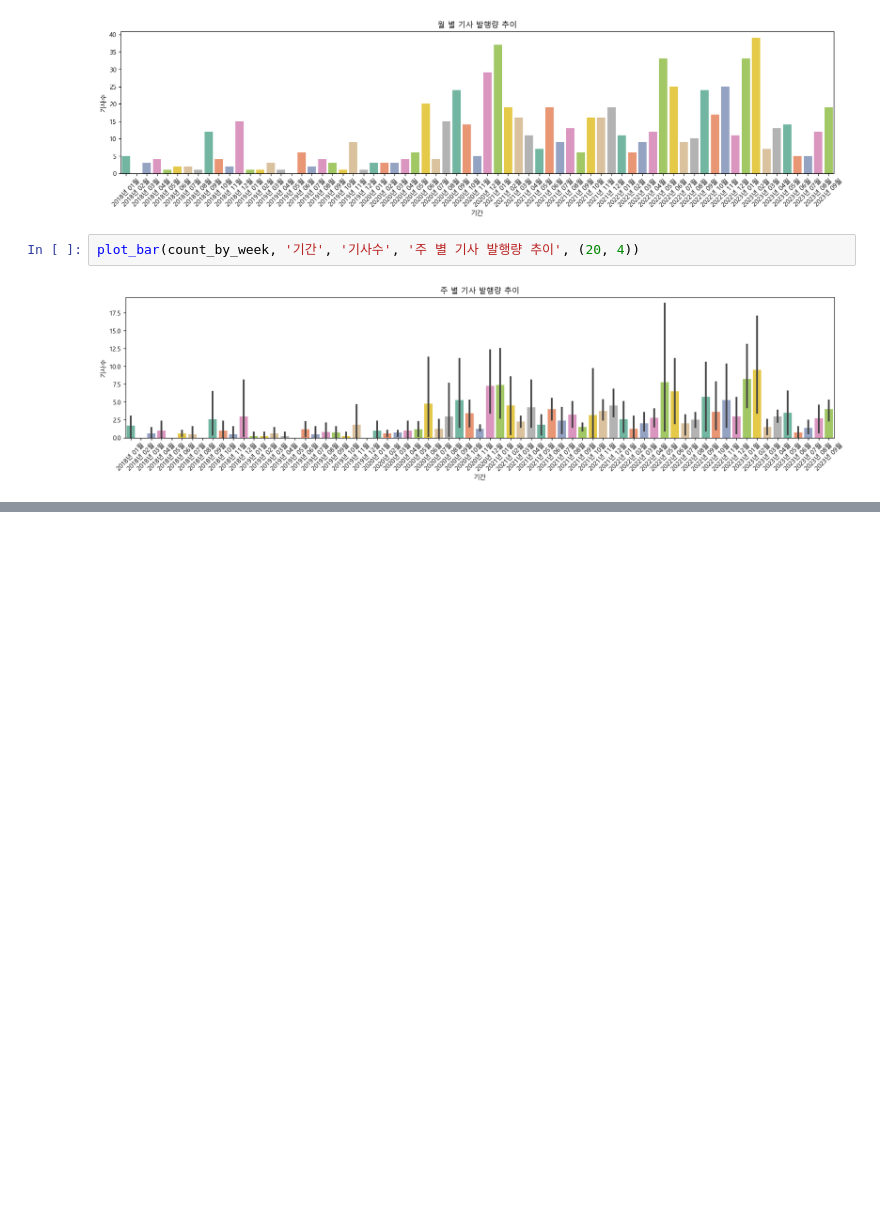
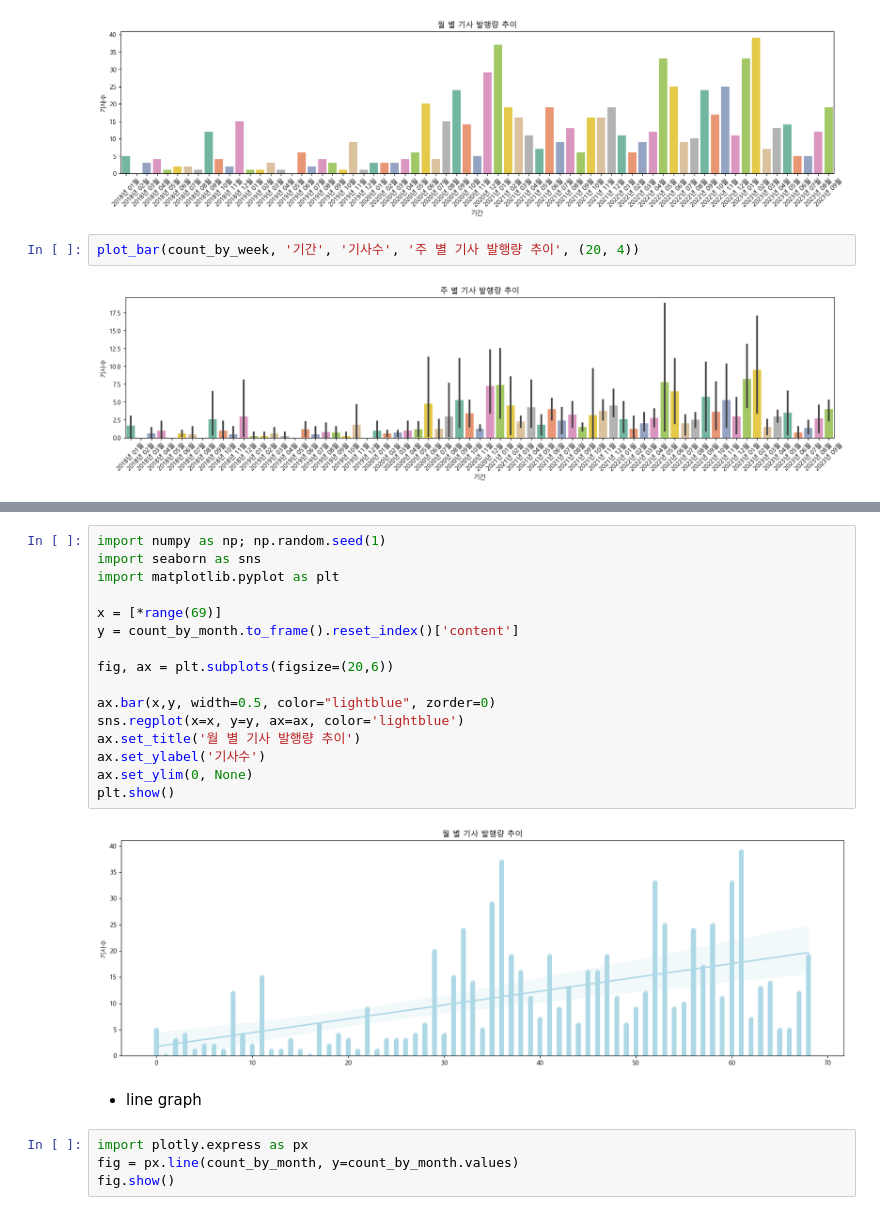
Before and after one commit to sesac-2023/cha_workspace, a Jupyter notebook: individual_tests/PJT_final_2023/visualization/num_of_the_articles_by_period.ipynb, the cells around one changed output, grey strips where cells are left out. Cells and saved outputs as stored; diff of their text form; blank space fills up the shorter version.

```diff
--- a/individual_tests/PJT_final_2023/visualization/num_of_the_articles_by_period.ipynb
+++ b/individual_tests/PJT_final_2023/visualization/num_of_the_articles_by_period.ipynb
@@ -226,0 +207,24 @@ plot_bar(count_by_week, '기간', '기사수', '주 별 기사 발행량 추이'
+# %%
+import numpy as np; np.random.seed(1)
+import seaborn as sns
+import matplotlib.pyplot as plt
+
+x = [*range(69)]
+y = count_by_month.to_frame().reset_index()['content']
+
+fig, ax = plt.subplots(figsize=(20,6))
+
+ax.bar(x,y, width=0.5, color="lightblue", zorder=0)
+sns.regplot(x=x, y=y, ax=ax, color='lightblue')
+ax.set_title('월 별 기사 발행량 추이')
+ax.set_ylabel('기사수')
+ax.set_ylim(0, None)
+plt.show()
+# %% [output]
+[figure, added]
+# %% [markdown]
+- line graph
+# %%
+import plotly.express as px
+fig = px.line(count_by_month, y=count_by_month.values)
+fig.show()
```
Also changed, not shown: parts of 21 cells of this notebook.
